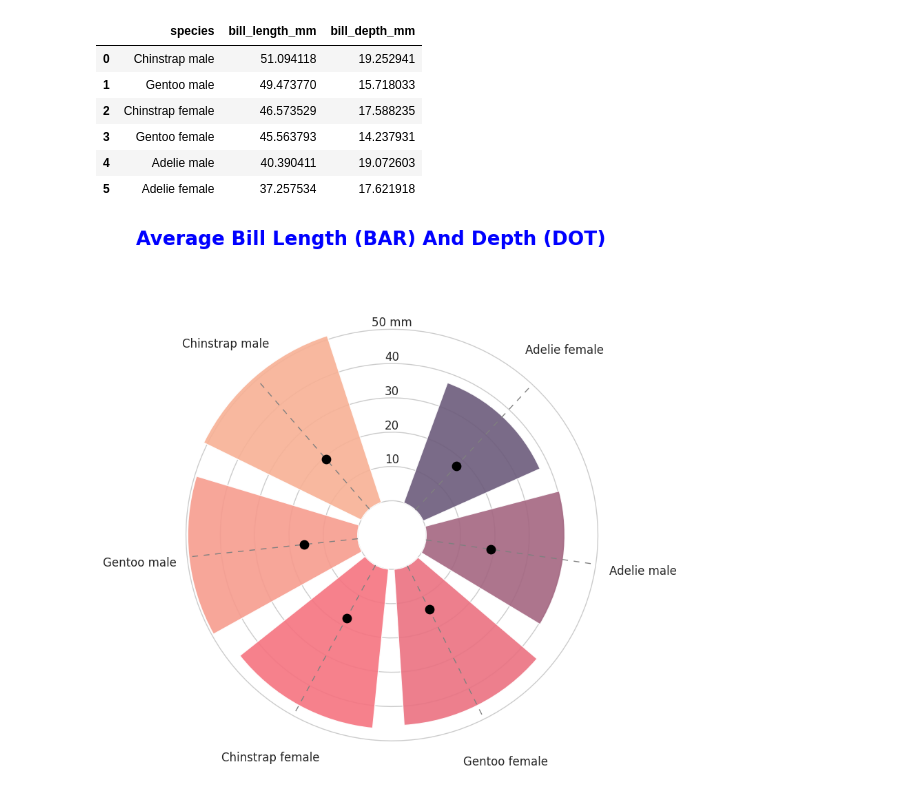
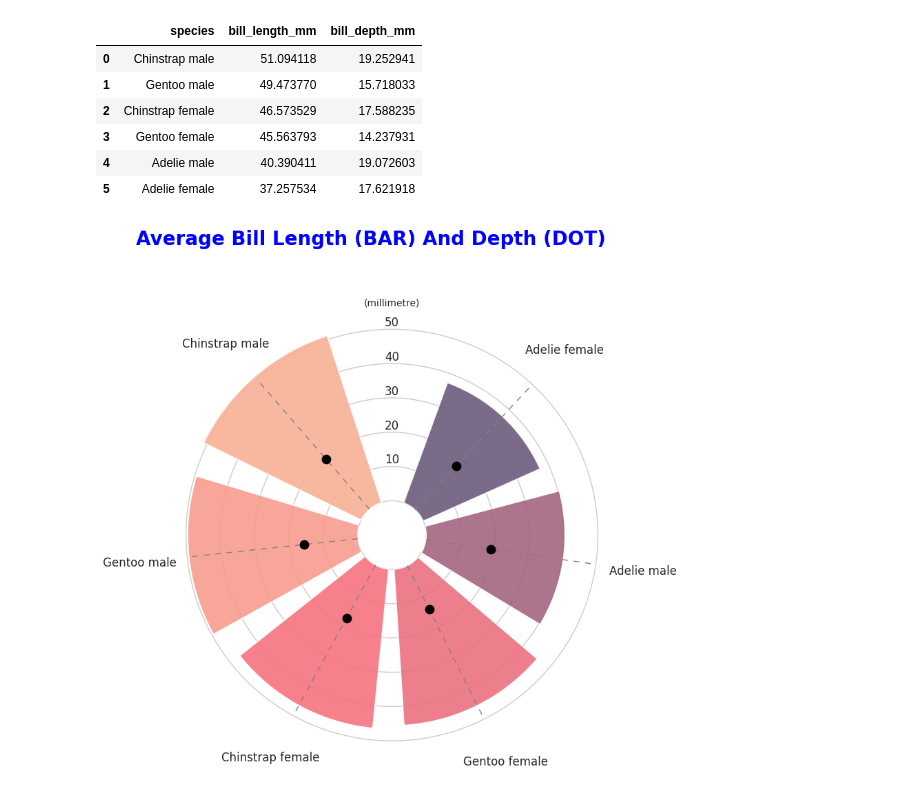
Before and after one commit to tanchu-git/penguins-python-visualization, a Jupyter notebook: penguins_visualization.ipynb, the cells around one changed output. Saved outputs shown, nothing was run; the diff lists cells and outputs as text; code cells hidden in the pictures.

Commit message:
Kaggle Notebook | Penguins Seaborn visualization | Version 1

```diff
--- a/penguins_visualization.ipynb
+++ b/penguins_visualization.ipynb
@@ -187,32 +187,33 @@ ax.yaxis.grid(True)
 CATEGORIES = [r for r in CATEGORIES]
 CATEGORIES
 
 # Set the labels
 ax.set_xticks(ANGLES)
 ax.set_xticklabels(CATEGORIES, size=12)
 
 # Put grid lines for radial axis (y) at 0, 10, 20, 30, 40, 50
 ax.set_yticklabels([])
 ax.set_yticks([0, 10, 20, 30, 40, 50])
 
 # Remove spines
 ax.spines["start"].set_color("none")
 ax.spines["polar"].set_color("none")
 
 # Adjust padding of the x axis labels
 XTICKS = ax.xaxis.get_major_ticks()
 for tick in XTICKS:
     tick.set_pad(1)
 
 # Add custom annotations
 # The following represent the heights in the values of the y axis
 PAD = 1
 ax.text(-0.2 * np.pi / 2, 10 + PAD, "10", ha="center", size=12)
 ax.text(-0.2 * np.pi / 2, 20 + PAD, "20", ha="center", size=12)
 ax.text(-0.2 * np.pi / 2, 30 + PAD, "30", ha="center", size=12)
 ax.text(-0.2 * np.pi / 2, 40 + PAD, "40", ha="center", size=12)
-ax.text(-0.2 * np.pi / 2, 50 + PAD, "50 mm", ha="center", size=12)
+ax.text(-0.2 * np.pi / 2, 50 + PAD, "50", ha="center", size=12)
+ax.text(-0.2 * np.pi / 2, 56 + PAD, "(millimetre)", ha="center", size=10)
 title = "Average Bill Length (BAR) And Depth (DOT)"
 fig.text(0.1, 0.83, title, fontsize=20,color="blue", weight="bold", ha="left", va="baseline");
 # %% [output]
-[figure, old version]
+[figure, new version]
```
Also changed, not shown: parts of 1 cell of this notebook.
